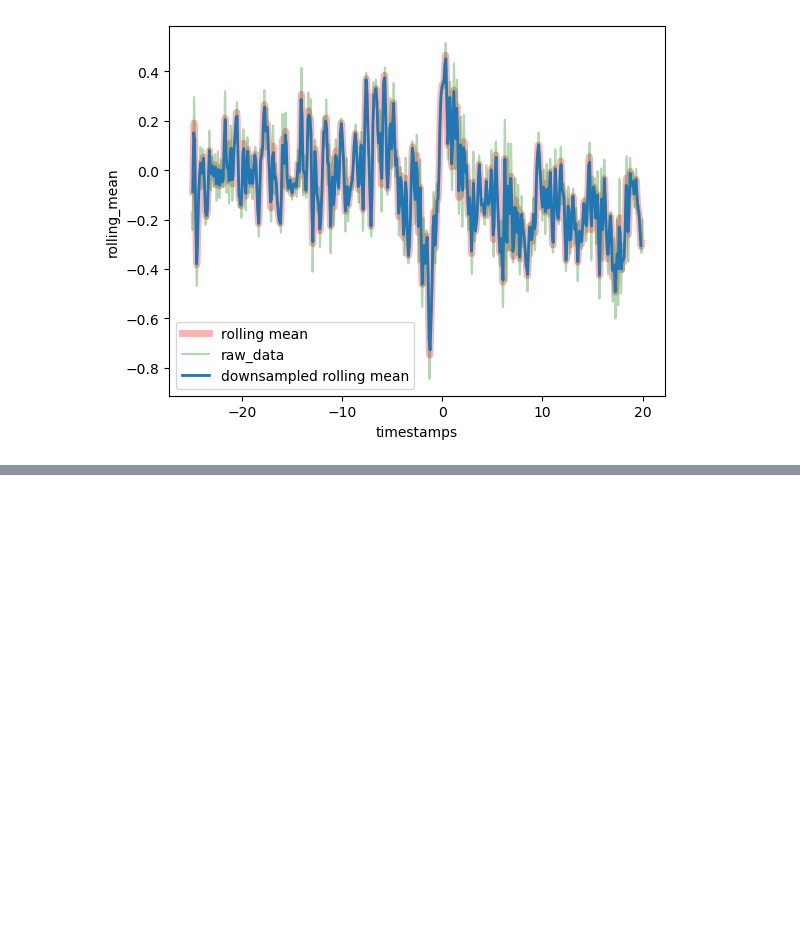
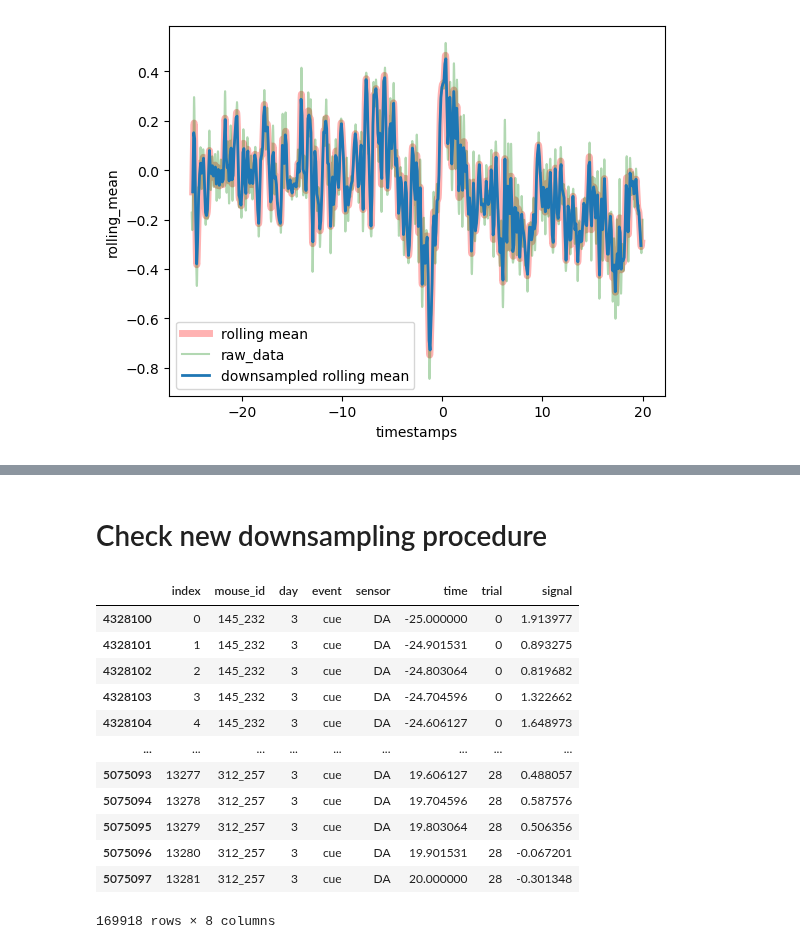
Before and after one commit to Mschaid/ENIGMA, a Jupyter notebook: notebooks/downsampling_iteration.ipynb, the cells around one changed output, grey strips where cells are left out. Saved outputs shown, nothing was run; the diff lists cells and outputs as text; code cells hidden in the pictures; blank space fills up the shorter version.

```diff
--- a/notebooks/downsampling_iteration.ipynb
+++ b/notebooks/downsampling_iteration.ipynb
@@ -212,3 +212,5 @@ sns.lineplot(data = rolling_ds, x = 'timestamps', y = 'rolling_mean',linewidth =
 
 
 <img src="/Users/michaelschaid/GitHub/dopamine_modeling/data/screenshots/Screenshot 2023-06-12 at 2.55.18 PM.png" alt="image description">
+# %% [markdown]
+# Check new downsampling procedure
@@ -214,0 +221,17 @@ sns.lineplot(data = rolling_ds, x = 'timestamps', y = 'rolling_mean',linewidth =
+# %%
+reproc_query = reprocessed_downsampled.query(day_3_cue_da_query)
+reproc_query
+# %% [output]
+|  | index | mouse_id | day | event | sensor | time | trial | signal |
+| 4328100 | 0 | 145_232 | 3 | cue | DA | -25.000000 | 0 | 1.913977 |
+| 4328101 | 1 | 145_232 | 3 | cue | DA | -24.901531 | 0 | 0.893275 |
+| 4328102 | 2 | 145_232 | 3 | cue | DA | -24.803064 | 0 | 0.819682 |
+| 4328103 | 3 | 145_232 | 3 | cue | DA | -24.704596 | 0 | 1.322662 |
+| 4328104 | 4 | 145_232 | 3 | cue | DA | -24.606127 | 0 | 1.648973 |
+| ... | ... | ... | ... | ... | ... | ... | ... | ... |
+| 5075093 | 13277 | 312_257 | 3 | cue | DA | 19.606127 | 28 | 0.488057 |
+| 5075094 | 13278 | 312_257 | 3 | cue | DA | 19.704596 | 28 | 0.587576 |
+| 5075095 | 13279 | 312_257 | 3 | cue | DA | 19.803064 | 28 | 0.506356 |
+| 5075096 | 13280 | 312_257 | 3 | cue | DA | 19.901531 | 28 | -0.067201 |
+| 5075097 | 13281 | 312_257 | 3 | cue | DA | 20.000000 | 28 | -0.301348 |
+169918 rows × 8 columns
```
Also changed, not shown: parts of 4 cells of this notebook.
